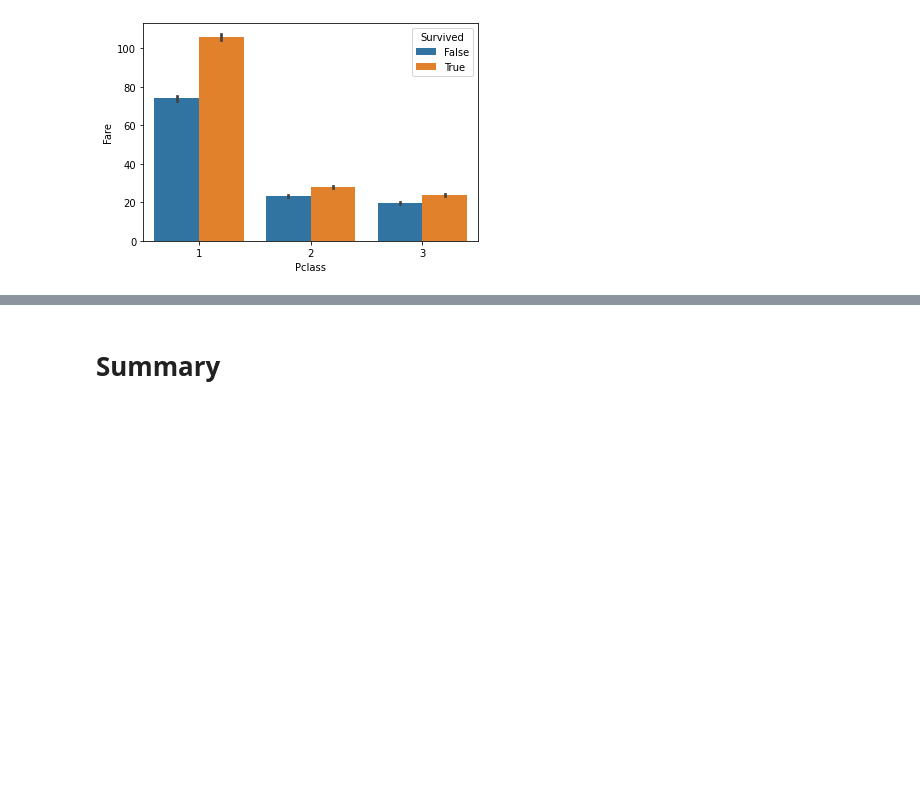
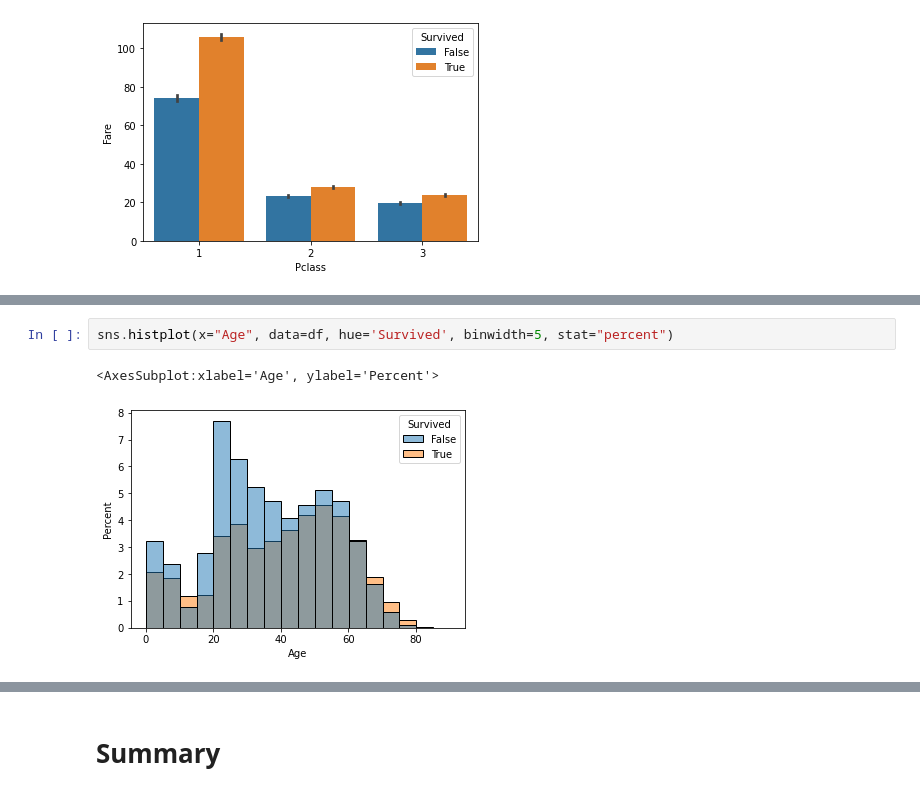
Before and after one commit to codekot/data_exploration, a Jupyter notebook: eda.ipynb, the cells around one changed output, grey strips where cells are left out. Cells and saved outputs as stored; diff of their text form; blank space fills up the shorter version.

```diff
--- a/eda.ipynb
+++ b/eda.ipynb
@@ -286,0 +287,5 @@ sns.histplot(x="Age", data=df[df['Survived']], binwidth=1)
+# %%
+sns.histplot(x="Age", data=df, hue='Survived', binwidth=5, stat="percent")
+# %% [output]
+<AxesSubplot:xlabel='Age', ylabel='Percent'>
+[figure, added]
```
Also changed, not shown: parts of 6 cells of this notebook.
